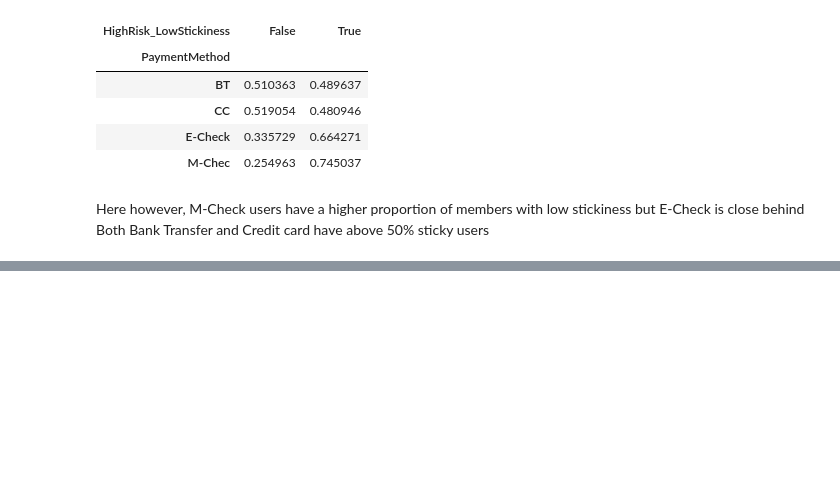
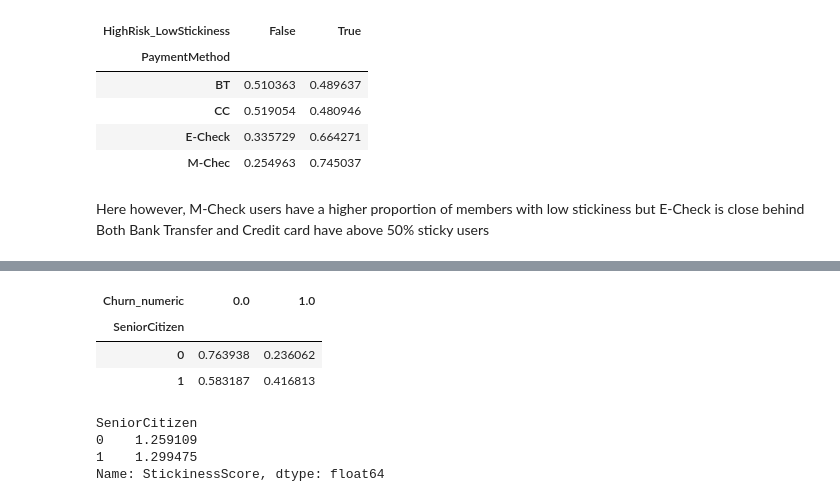
Before and after one commit to N-anle/TelecomChurnAnalysis, a Jupyter notebook: notebook.ipynb, the cells around one changed output, grey strips where cells are left out. Drawn from its saved outputs; the diff is of its cells as text; code cells hidden in the pictures; blank space fills up the shorter version.

```diff
--- a/notebook.ipynb
+++ b/notebook.ipynb
@@ -984,0 +1003,18 @@ Targeted interventions such as bundled protective services for M2M Fiber users o
+# %%
+pd.crosstab(
+    df['SeniorCitizen'],
+    df['Churn_numeric'],
+    normalize='index'
+)
+# %% [output]
+| Churn_numeric | 0.0 | 1.0 |
+| SeniorCitizen |  |  |
+| 0 | 0.763938 | 0.236062 |
+| 1 | 0.583187 | 0.416813 |
+# %%
+df.groupby('SeniorCitizen')['StickinessScore'].mean()
+# %% [output]
+SeniorCitizen
+0    1.259109
+1    1.299475
+Name: StickinessScore, dtype: float64
```
Also changed, not shown: parts of 13 cells of this notebook.
